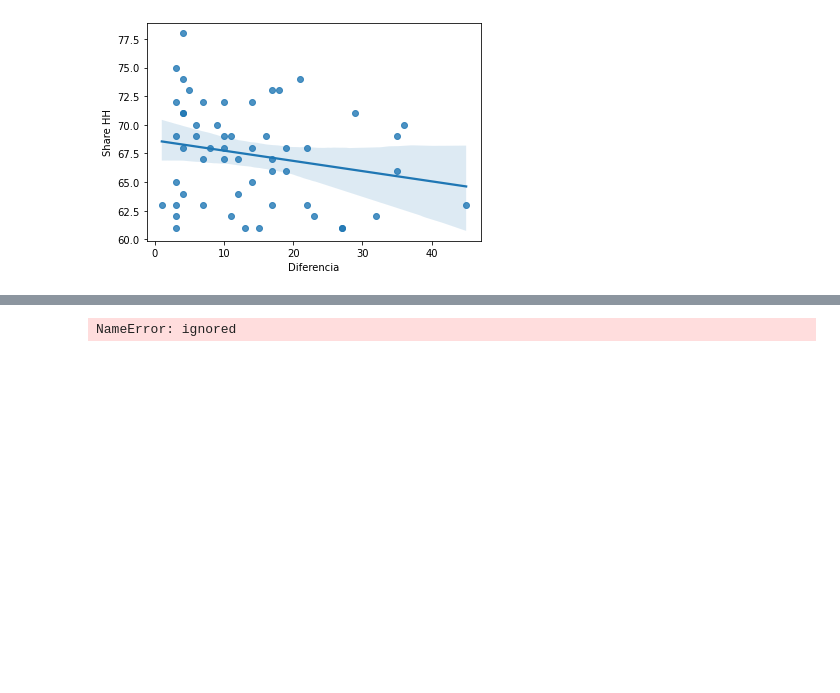
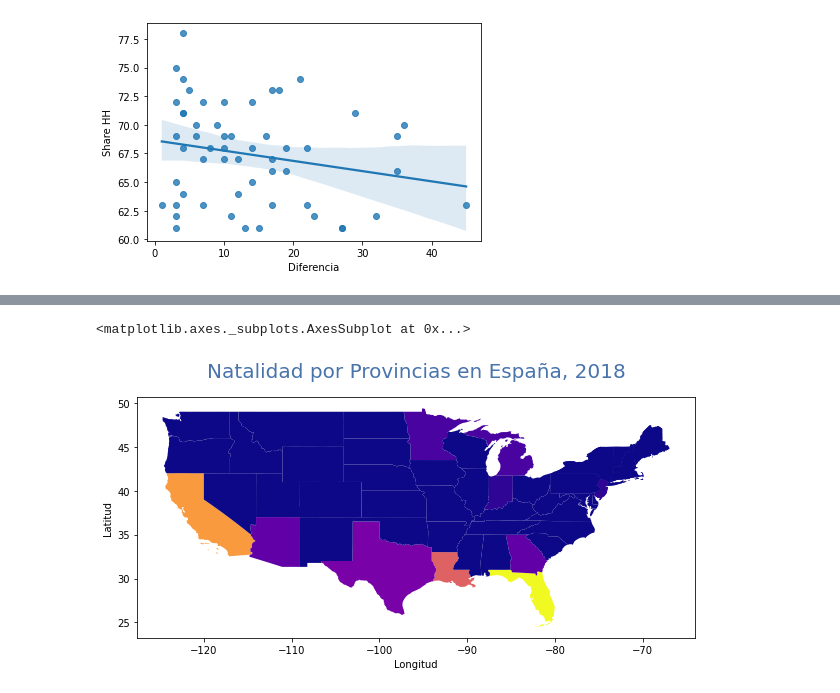
Before and after one commit to EdeEsteban/Analitica-de-Datos, a Jupyter notebook: Analitica.ipynb, the cells around one changed output, grey strips where cells are left out. Cells and saved outputs as stored; diff of their text form; code cells hidden in the pictures; blank space fills up the shorter version.

```diff
--- a/Analitica.ipynb
+++ b/Analitica.ipynb
@@ -657,4 +628,75 @@ states
-# %%
-ratings
-# %% [output]
-NameError: ignored
+# %%
+states = gpd.read_file('/content/usa-states-census-2014.shp')
+
+#Juegos por estado
+list_of_states = []
+SB_in_states = []
+
+for state in championships['State']:
+  state = quitarvaciof(state) #Algunas veces el estado tiene un espacio final al final, lo quitamos
+
+  if state not in list_of_states:
+    list_of_states.append(state)                                       #creamos una lista con las ciudades sin repeetir
+    SB_in_states.append(str(championships['State'].array).count(state)) #Contamos la cantidad de apariciones de cada ciudad
+
+#Quitamos el espacio al principio en estados
+for i in range(len(list_of_states)):
+  list_of_states[i] = list_of_states[i][1:]
+
+
+Games_per_states = pd.DataFrame()
+Games_per_states['list of states'] = list_of_states
+Games_per_states['Super Bowl in state'] = SB_in_states
+
+sb_per_state = []
+
+for i in states['NAME'].array:
+  if i in Games_per_states['list of states'].array:
+    sb_per_state.append(int(Games_per_states[Games_per_states['list of states'] == i ]['Super Bowl in state']))
+  else:
+     sb_per_state.append(0)
+states['Game per state'] = sb_per_state
+
+states.head(5)
+
+# Control del tamaño de la figura del mapa
+fig, ax = plt.subplots(figsize=(10, 10))
+
+# Control del título y los ejes
+ax.set_title('Natalidad por Provincias en España, 2018',
+             pad = 20,
+             fontdict={'fontsize':20, 'color': '#4873ab'})
+ax.set_xlabel('Longitud')
+ax.set_ylabel('Latitud')
+
+# Mostrar el mapa finalizado
+states.plot(column='Game per state', cmap='plasma', ax=ax, zorder=5)
+
+
+
+# Control del encuadre (área geográfica) del mapa
+ax.axis([-12, 5, 32, 48])
+
+# Control del título y los ejes
+ax.set_title('Natalidad por Provincias en España, 2018',
+             pad = 20,
+             fontdict={'fontsize':20, 'color': '#4873ab'})
+ax.set_xlabel('Longitud')
+ax.set_ylabel('Latitud')
+
+# Añadir la leyenda separada del mapa
+from mpl_toolkits.axes_grid1 import make_axes_locatable
+divider = make_axes_locatable(ax)
+cax = divider.append_axes("right", size="5%", pad=0.2)
+
+# Generar y cargar el mapa
+map_data.plot(column='NAT2018', cmap='plasma', ax=ax,
+              legend=True, cax=cax, zorder=5)
+
+# Cargar un mapa base con contornos de países
+oceanos = "natural_earth/ne_50m_ocean.shp"
+map_oceanos = gpd.read_file(oceanos)
+map_oceanos.plot(ax=ax, color='#89c0e8', zorder=0)
+# %% [output]
+<matplotlib.axes._subplots.AxesSubplot at 0x...>
+[figure, added]
```
Also changed, not shown: parts of 4 cells of this notebook.
